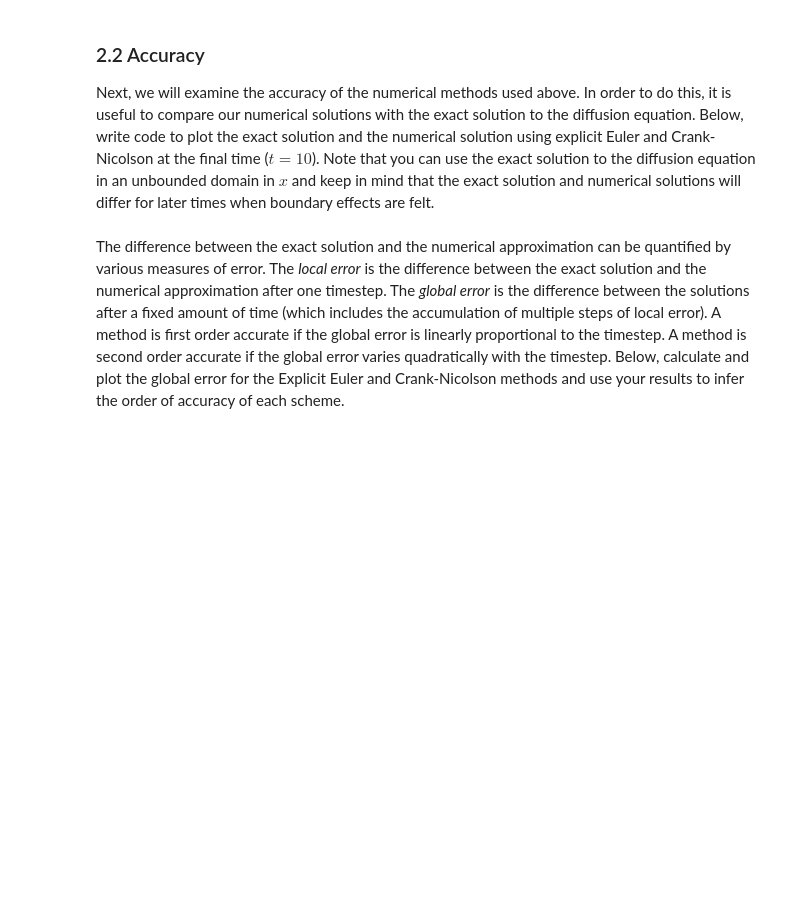
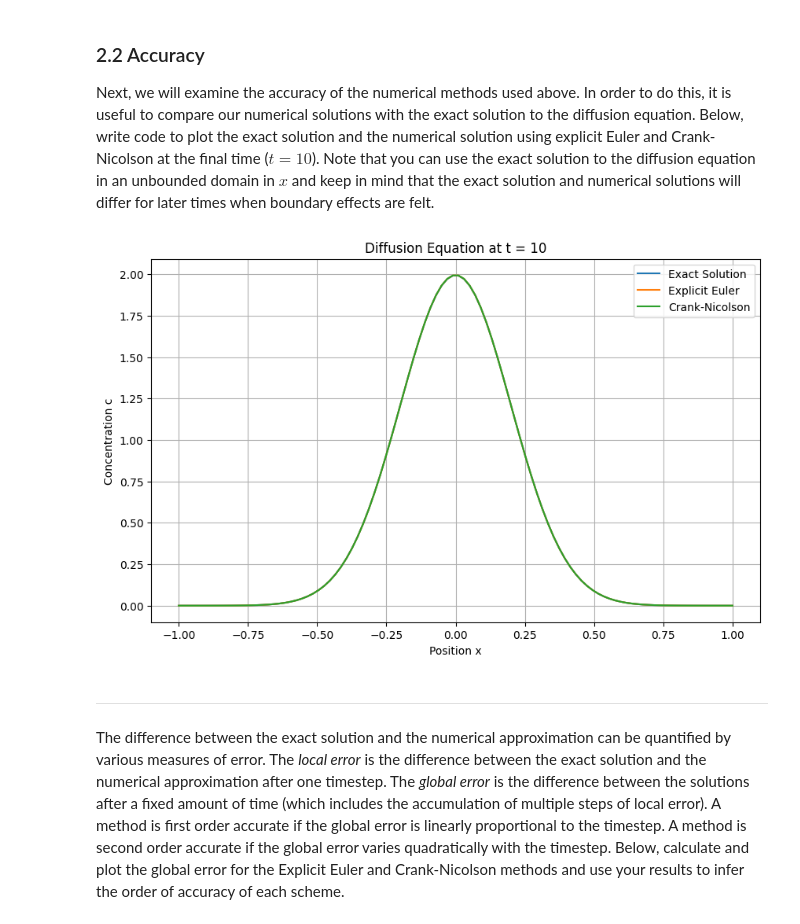
Before and after one commit to OsmanthusLiu/qces, a Jupyter notebook: Project1_numerical_methods.ipynb, the cells around one changed output. Drawn from its saved outputs; the diff is of its cells as text; code cells hidden in the pictures; blank space fills up the shorter version.

```diff
--- a/Project1_numerical_methods.ipynb
+++ b/Project1_numerical_methods.ipynb
@@ -280,7 +293,7 @@ def set_ics(x, kappa, t_ic):
 Finally, define some parameters and the x and t vectors:
 # %%
 # Defining parameters
-kappa = 0.001  # diffusivity
+kappa = 0.032 # diffusivity
 
 # Timestepping parameters
 t_start = 0  # start time (note that this is not the same time used to evaluate the exact solution to set the ICs)
@@ -339,3 +357,25 @@ Next, we will examine the accuracy of the numerical methods used above. In order
+# %%
+t_ic = 10
+c_exact = set_ics(x, kappa, t_ic + t[-1])
+
+plt.figure(figsize=(10, 6))
+
+plt.plot(x, c_exact, label="Exact Solution")
+plt.plot(x, c_EE[:, -1], label="Explicit Euler")
+plt.plot(x, c_CN[:, -1], label="Crank-Nicolson")
+
+plt.xlabel("Position x")
+plt.ylabel("Concentration c")
+plt.title("Diffusion Equation at t = 10")
+
+plt.legend()
+plt.grid(True)
+
+plt.show()
+# %% [output]
+[figure, added]
+# %% [markdown]
+---
 # %% [markdown]
 The difference between the exact solution and the numerical approximation can be quantified by various measures of error. The *local error* is the difference between the exact solution and the numerical approximation after one timestep. The *global error* is the difference between the solutions after a fixed amount of time (which includes the accumulation of multiple steps of local error). A method is first order accurate if the global error is linearly proportional to the timestep. A method is second order accurate if the global error varies quadratically with the timestep. Below, calculate and plot the global error for the Explicit Euler and Crank-Nicolson methods and use your results to infer the order of accuracy of each scheme.
 # %% [markdown]
```
Also changed, not shown: parts of 11 cells of this notebook.
